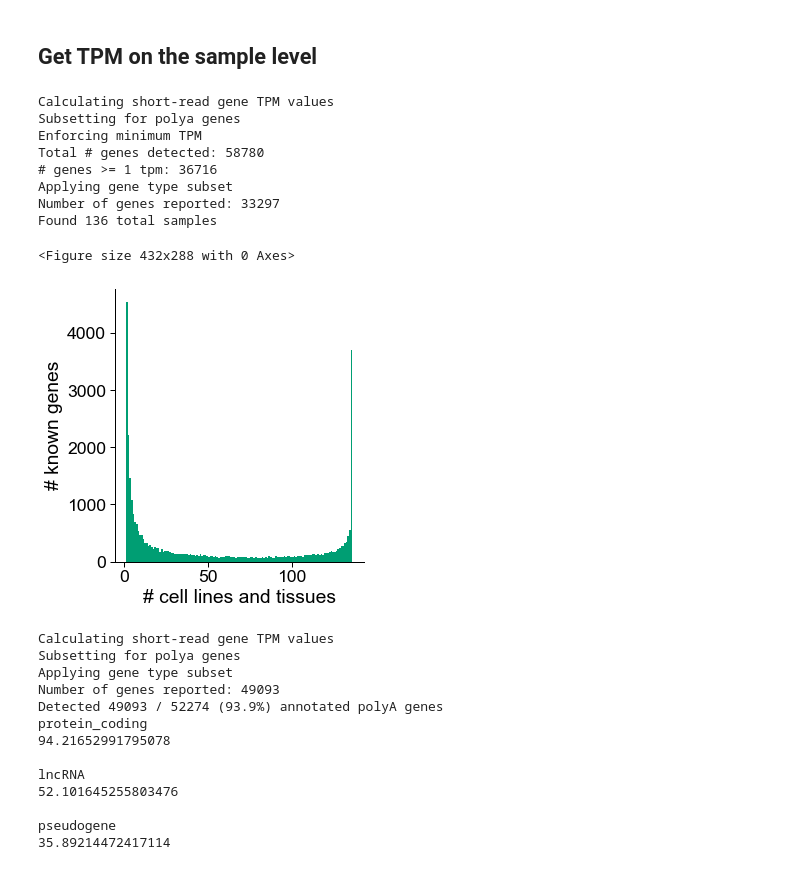
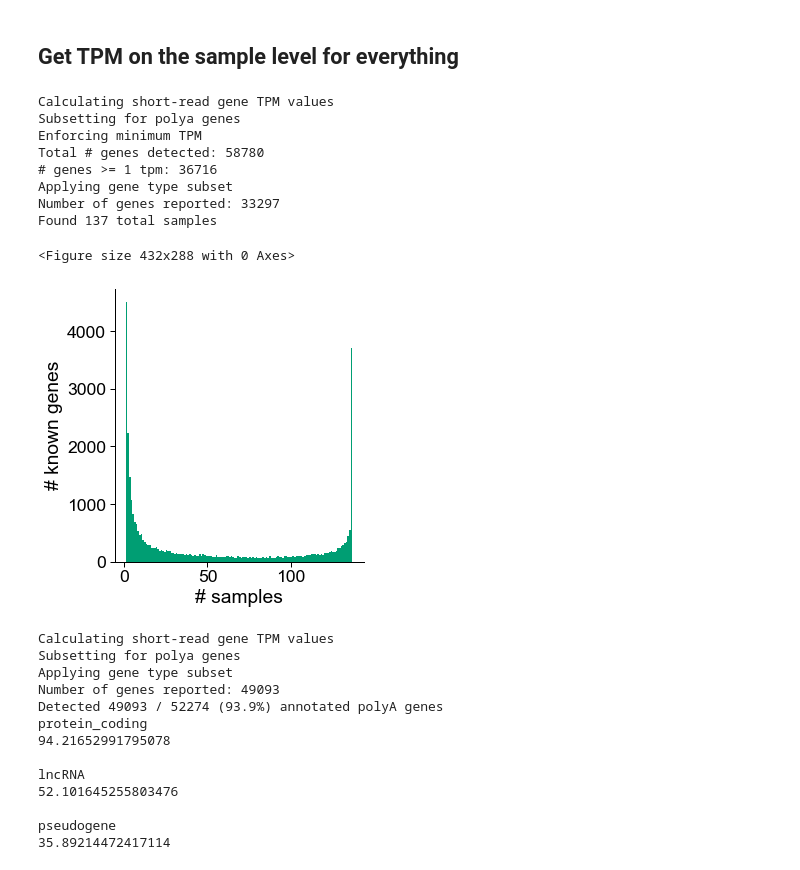
Before and after one commit to fairliereese/rnawg, a Jupyter notebook: sr_bulk/gene_det.ipynb, the cells around one changed output. Cells and saved outputs as stored; diff of their text form; code cells hidden in the pictures.

Commit message:
updated sr stuff with plots that match the lr samples

```diff
--- a/sr_bulk/gene_det.ipynb
+++ b/sr_bulk/gene_det.ipynb
@@ -24,24 +69,24 @@ ab = 'TPM_allGene.tsv'
 # %% [markdown]
-## Get TPM on the sample level
+## Get TPM on the sample level for everything
 # %%
 df = pd.read_csv(ab, sep='\t')
 df = plot_biosamp_det(df,
                  how='sr',
                  min_tpm=1,
                  gene_subset='polya',
                  sample=None,
                  groupby='sample',
-                 opref='figures/human')
+                 opref=f'{fig_dir}/human')
 # %% [output]
 Calculating short-read gene TPM values
 Subsetting for polya genes
 Enforcing minimum TPM
 Total # genes detected: 58780
 # genes >= 1 tpm: 36716
 Applying gene type subset
 Number of genes reported: 33297
-Found 136 total samples
+Found 137 total samples
 <Figure size 432x288 with 0 Axes>
-[figure, old version]
+[figure, new version]
 # %%
 df = pd.read_csv(ab, sep='\t')
```
Also changed, not shown: parts of 7 cells of this notebook, 9 other files.
